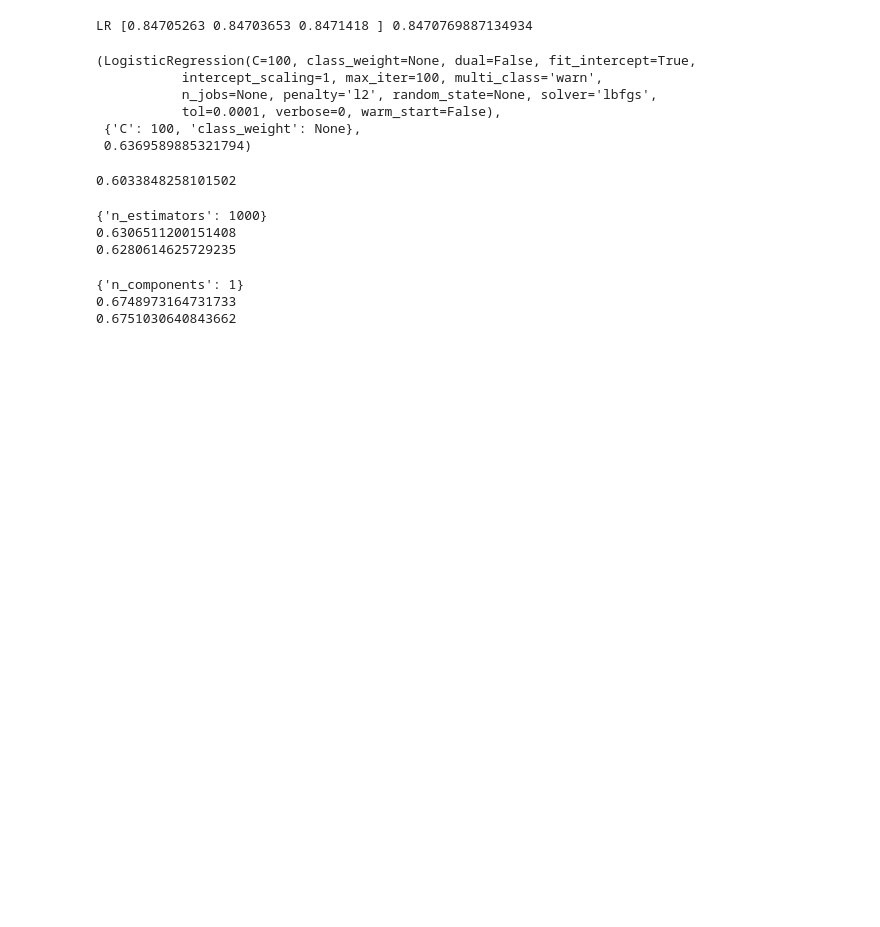
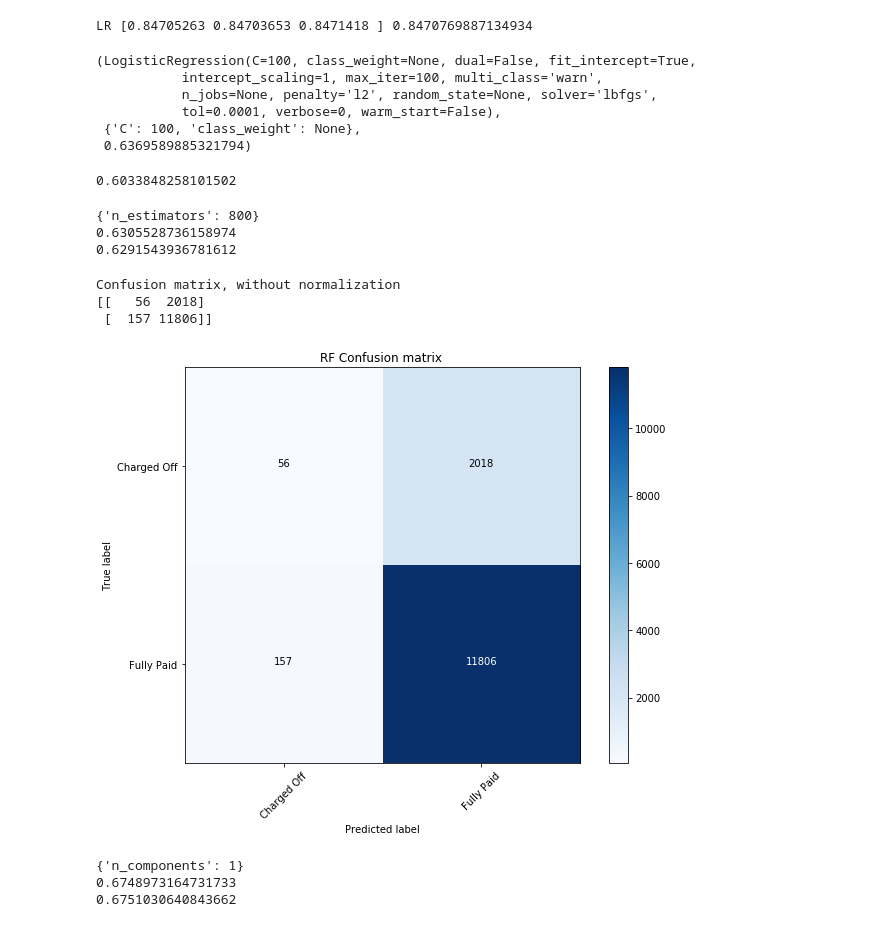
Before and after one commit to j-tian/Springboard, a Jupyter notebook: capstone_one.ipynb, the cells around one changed output. Drawn from its saved outputs; the diff is of its cells as text; code cells hidden in the pictures; blank space fills up the shorter version.

```diff
--- a/capstone_one.ipynb
+++ b/capstone_one.ipynb
@@ -421,20 +496,33 @@ print(roc)
 # Random Forest Classifier
 
 params = {'n_estimators': [600,800,1000]}
-grid_search = GridSearchCV(RandomForestClassifier(), param_grid=params,
+grid_search_RF = GridSearchCV(RandomForestClassifier(), param_grid=params,
                                    scoring='roc_auc', cv=5, n_jobs=-1)
-grid_search.fit(X_train, y_train)
-print(grid_search.best_params_)
-print(grid_search.best_score_)
+grid_search_RF.fit(X_train, y_train)
+print(grid_search_RF.best_params_)
+print(grid_search_RF.best_score_)
 
-model=grid_search.best_estimator_.fit(X_train, y_train)
-predict = model.predict_proba(X_test)
-roc = roc_auc_score(y_test, predict[:,1])
-print(roc)
+model_RF=grid_search_RF.best_estimator_.fit(X_train, y_train)
+predict_RF = model_RF.predict_proba(X_test)
+roc_RF = roc_auc_score(y_test, predict_RF[:,1])
+print(roc_RF)
 # %% [output]
-{'n_estimators': 1000}
-0.6306511200151408
-0.6280614625729235
+{'n_estimators': 800}
+0.6305528736158974
+0.6291543936781612
+# %%
+nf_matrix= confusion_matrix(y_test, model_RF.predict(X_test))
+class_names = ['Charged Off', "Fully Paid"]
+np.set_printoptions(precision=2)
+
+# Plot hold out set confusion matrix
+plt.figure(figsize = (9,7))
+plot_confusion_matrix(nf_matrix, classes=class_names, title='RF Confusion matrix ')
+# %% [output]
+Confusion matrix, without normalization
+[[   56  2018]
+ [  157 11806]]
+[figure, added]
 # %%
 # Linear discriminant analysis
 
```
Also changed, not shown: parts of 11 cells of this notebook.
